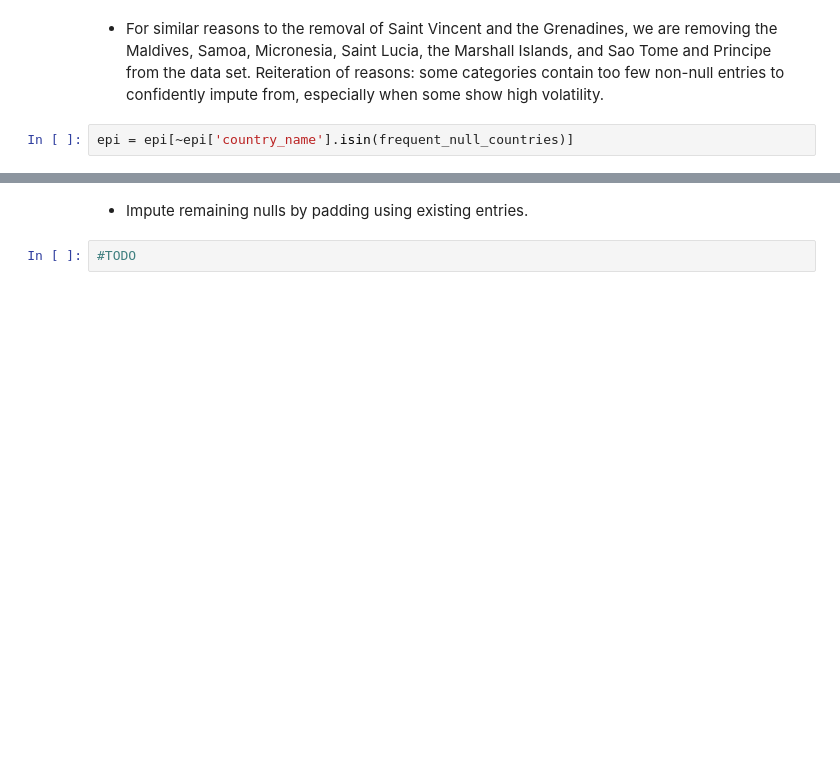
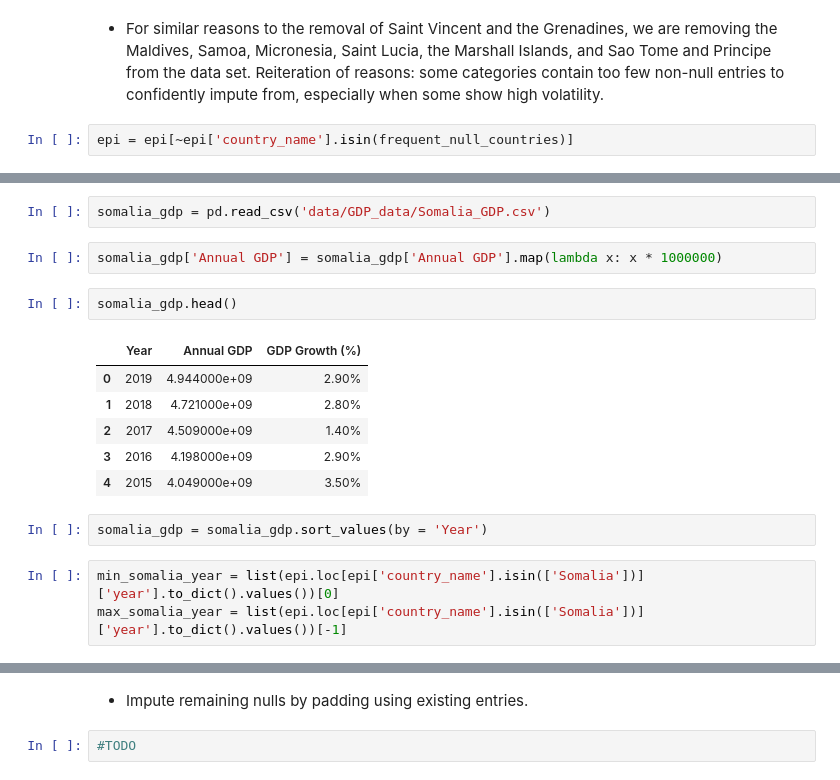
Before and after one commit to Avanyali/EPIDemographicModel, a Jupyter notebook: Step2_DataCleaning&Exploration.ipynb, the cells around one changed output, grey strips where cells are left out. Drawn from its saved outputs; the diff is of its cells as text; blank space fills up the shorter version.

```diff
--- a/Step2_DataCleaning&Exploration.ipynb
+++ b/Step2_DataCleaning&Exploration.ipynb
@@ -266,0 +295,18 @@ dtype: int64
+# %%
+somalia_gdp = pd.read_csv('data/GDP_data/Somalia_GDP.csv')
+# %%
+somalia_gdp['Annual GDP'] = somalia_gdp['Annual GDP'].map(lambda x: x * 1000000)
+# %%
+somalia_gdp.head()
+# %% [output]
+|  | Year | Annual GDP | GDP Growth (%) |
+| 0 | 2019 | 4.944000e+09 | 2.90% |
+| 1 | 2018 | 4.721000e+09 | 2.80% |
+| 2 | 2017 | 4.509000e+09 | 1.40% |
+| 3 | 2016 | 4.198000e+09 | 2.90% |
+| 4 | 2015 | 4.049000e+09 | 3.50% |
+# %%
+somalia_gdp = somalia_gdp.sort_values(by = 'Year')
+# %%
+min_somalia_year = list(epi.loc[epi['country_name'].isin(['Somalia'])]['year'].to_dict().values())[0]
+max_somalia_year = list(epi.loc[epi['country_name'].isin(['Somalia'])]['year'].to_dict().values())[-1]
```
Also changed, not shown: parts of 23 cells of this notebook, 1 other file.
